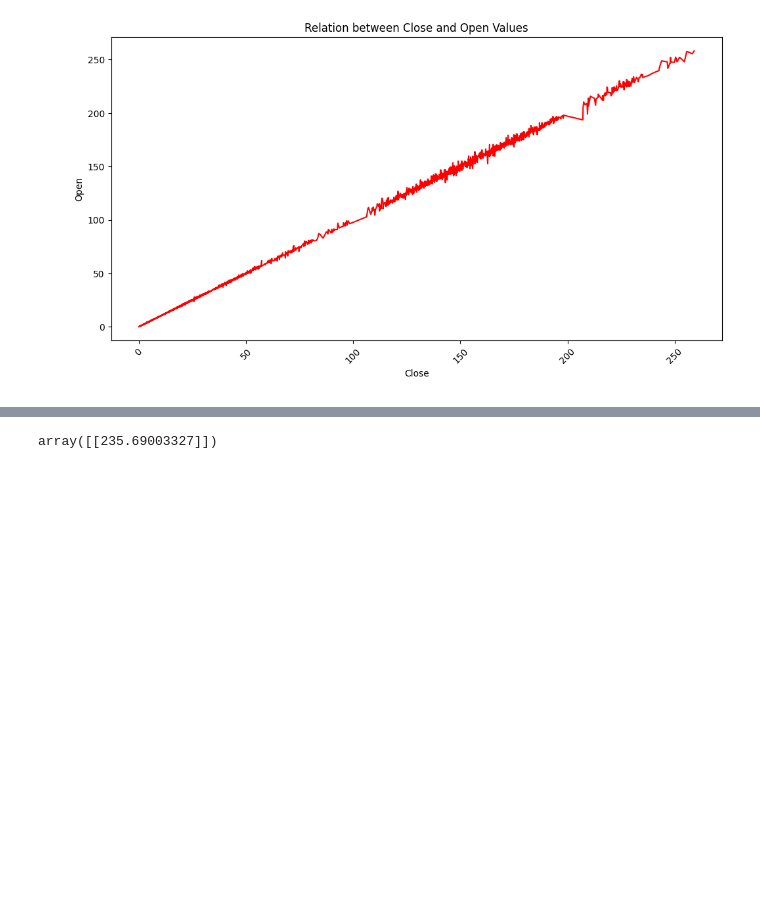
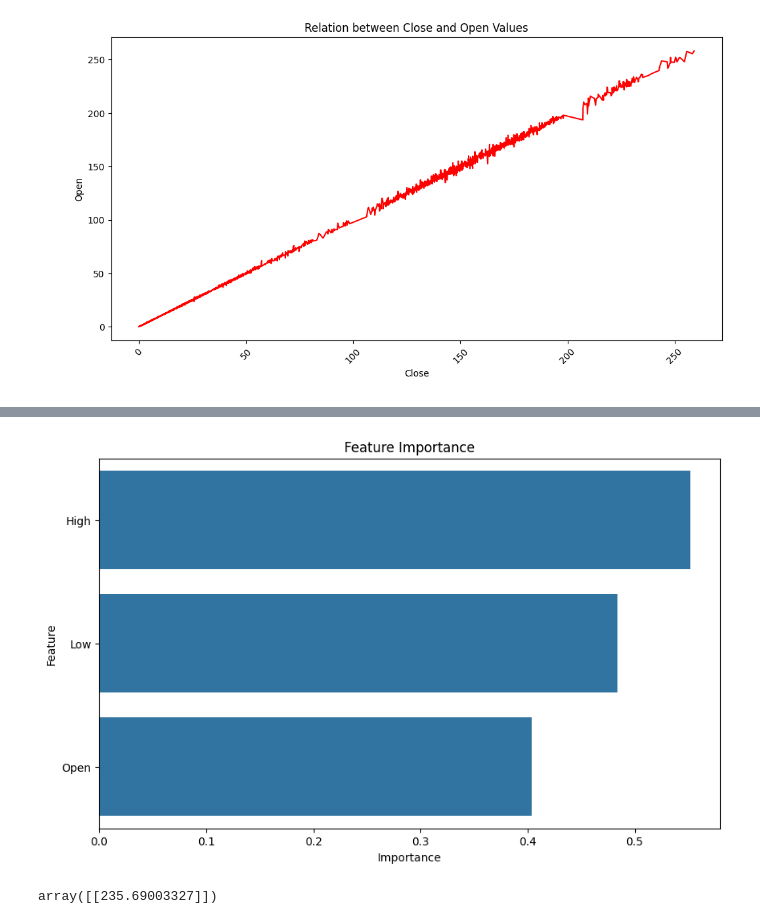
Before and after one commit to TytonTerrapin/Apple-Stock-Prediction, a Jupyter notebook: NN_CODE_FINAL.ipynb, the cells around one changed output, grey strips where cells are left out. Saved outputs shown, nothing was run; the diff lists cells and outputs as text; code cells hidden in the pictures; blank space fills up the shorter version.

```diff
--- a/NN_CODE_FINAL.ipynb
+++ b/NN_CODE_FINAL.ipynb
@@ -429,3 +429,22 @@ plt.show()
 *   *The best model based on r2 score is the linear regression model with the SVR(linear kernel) model coming very close.*
 *   *Rest of the models perform poorly as shown by their negative r2 scores*
 *   *This result can be explained by the very linear relation between the X features and Close Prices as shown here ![image.png](embedded-picture-1)*
+# %%
+#Plot showing importance/significance of each feature for prediction
+!pip install shap
+import shap
+
+explainer = shap.Explainer(regressor, X_sr_train)
+shap_values = explainer(X_sr_train)
+importances = np.abs(shap_values.values).mean(axis=0)
+feature_importance_df = pd.DataFrame({'Feature': ['Open','High','Low'], 'Importance': importances})
+feature_importance_df = feature_importance_df.sort_values(by='Importance', ascending=False)
+
+
+plt.figure(figsize=(10, 6))
+sns.barplot(x='Importance', y='Feature', data=feature_importance_df)
+plt.title('Feature Importance')
+plt.xlabel('Importance')
+plt.ylabel('Feature')
+plt.show()
+# %% [output]
@@ -432,3 +468,4 @@ plt.show()
+[figure, added]
 # %%
 #Using Linear Regression Model to make predictions
 scaler_sry.inverse_transform(regressor.predict(scaler_srx.transform([[231.20,236.96,230.68]])))
```
Also changed, not shown: parts of 4 cells of this notebook.
